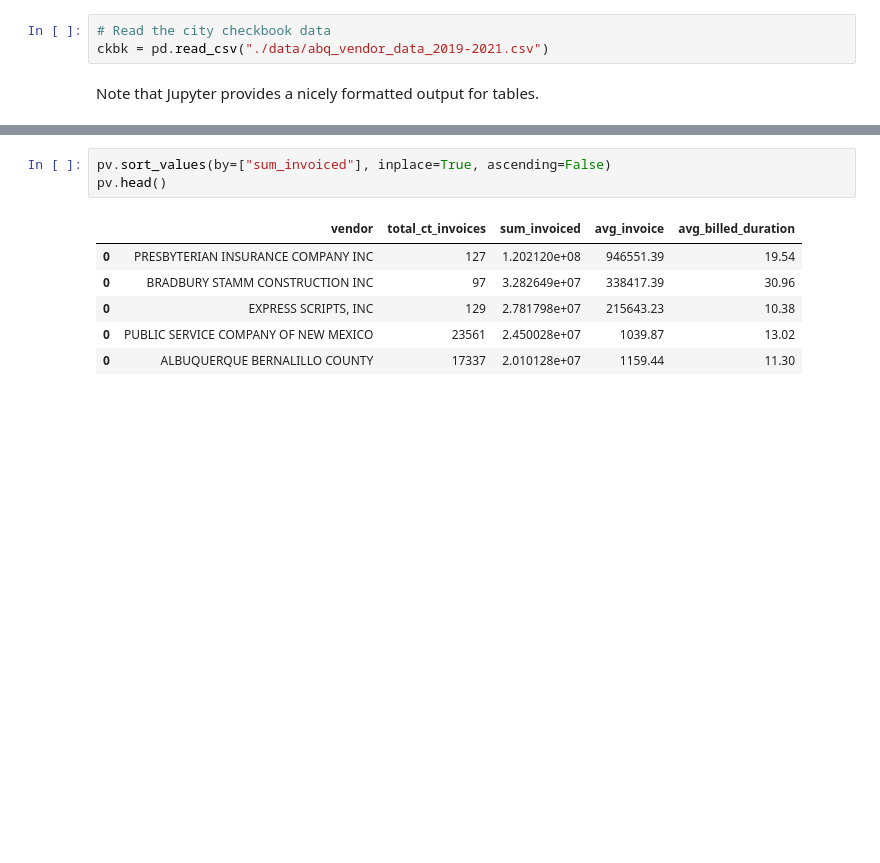
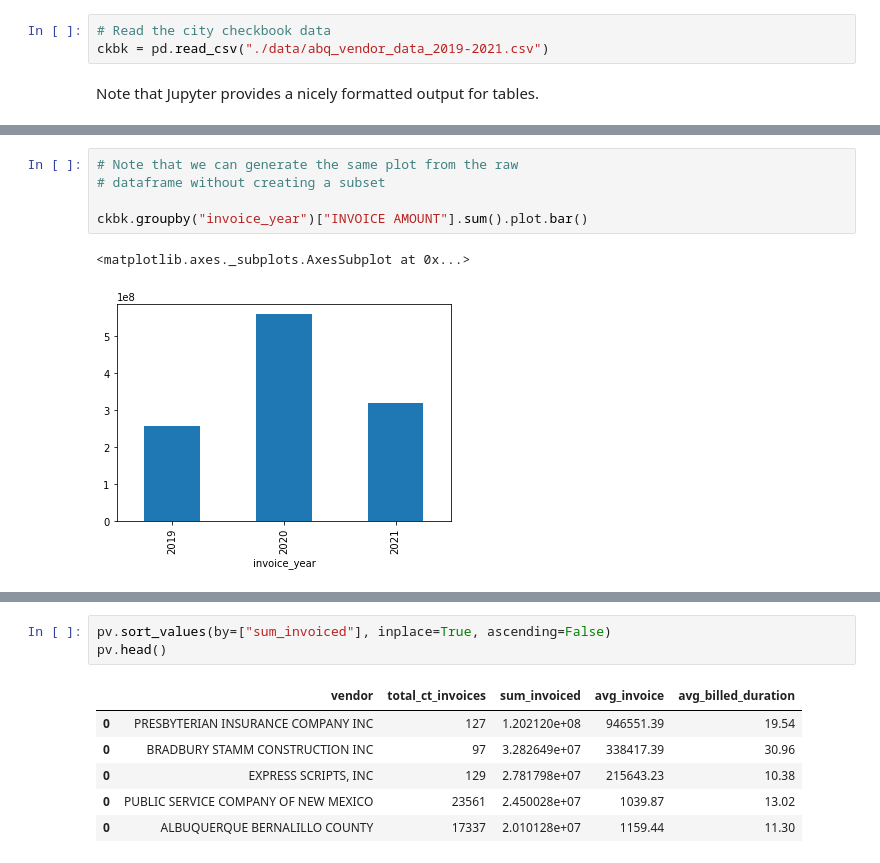
Before and after one commit to unmrds/cc-reproducibility-communication, a Jupyter notebook: 03-Jupyter-demo.ipynb, the cells around one changed output, grey strips where cells are left out. Cells and saved outputs as stored; diff of their text form; blank space fills up the shorter version.

```diff
--- a/03-Jupyter-demo.ipynb
+++ b/03-Jupyter-demo.ipynb
@@ -174,0 +235,8 @@ for name, group in per_vendor:
+# %%
+# Note that we can generate the same plot from the raw
+# dataframe without creating a subset
+
+ckbk.groupby("invoice_year")["INVOICE AMOUNT"].sum().plot.bar()
+# %% [output]
+<matplotlib.axes._subplots.AxesSubplot at 0x...>
+[figure, added]
```
Also changed, not shown: parts of 15 cells of this notebook.
